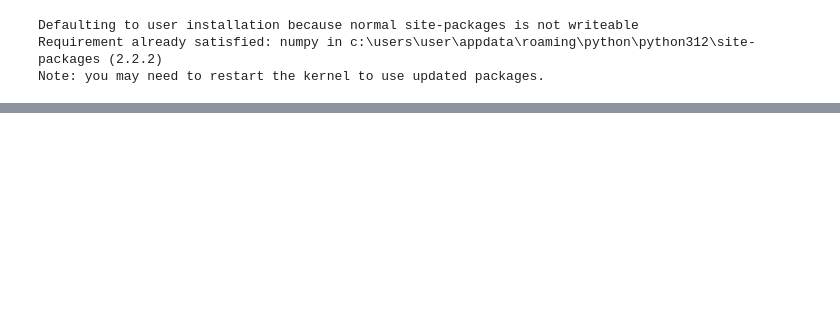
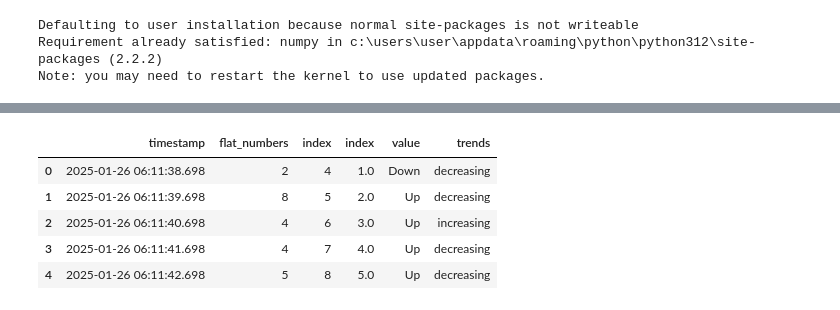
Before and after one commit to juliandivakaran/Byner-Analyzer, a Jupyter notebook: normalizied.ipynb, the cells around one changed output, grey strips where cells are left out. Drawn from its saved outputs; the diff is of its cells as text; code cells hidden in the pictures; blank space fills up the shorter version.

```diff
--- a/normalizied.ipynb
+++ b/normalizied.ipynb
@@ -442,0 +370,3 @@ print(df[['red_sum', 'red_sum_scaled', 'blue_sum', 'blue_sum_scaled', 'sequence_
+# %%
+trends_df = pd.DataFrame(flat_trends, columns=['trends'])
+print(trends_df)
@@ -442,0 +388,10 @@ print(df[['red_sum', 'red_sum_scaled', 'blue_sum', 'blue_sum_scaled', 'sequence_
+# %%
+marged_data = pd.concat([merged_data,trends_df], axis=1)
+marged_data.head()
+# %% [output]
+|  | timestamp | flat_numbers | index | index | value | trends |
+| 0 | 2025-01-26 06:11:38.698 | 2 | 4 | 1.0 | Down | decreasing |
+| 1 | 2025-01-26 06:11:39.698 | 8 | 5 | 2.0 | Up | decreasing |
+| 2 | 2025-01-26 06:11:40.698 | 4 | 6 | 3.0 | Up | increasing |
+| 3 | 2025-01-26 06:11:41.698 | 4 | 7 | 4.0 | Up | decreasing |
+| 4 | 2025-01-26 06:11:42.698 | 5 | 8 | 5.0 | Up | decreasing |
```
Also changed, not shown: parts of 89 cells of this notebook, 1 other file.
